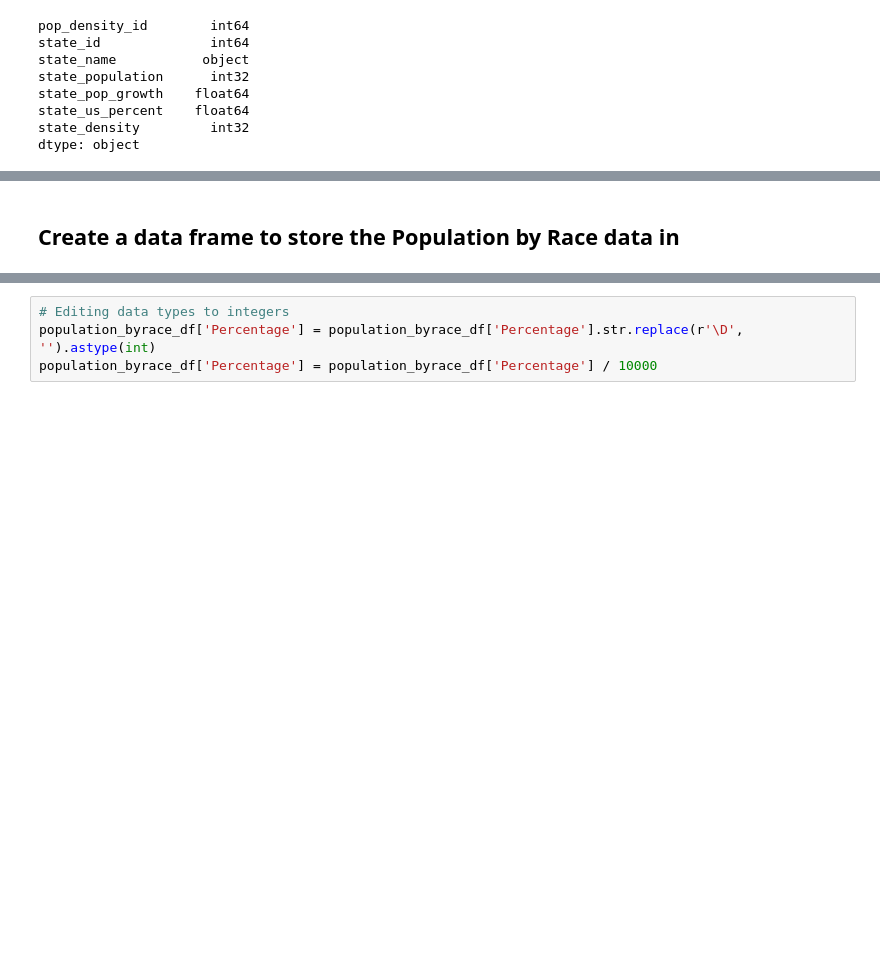
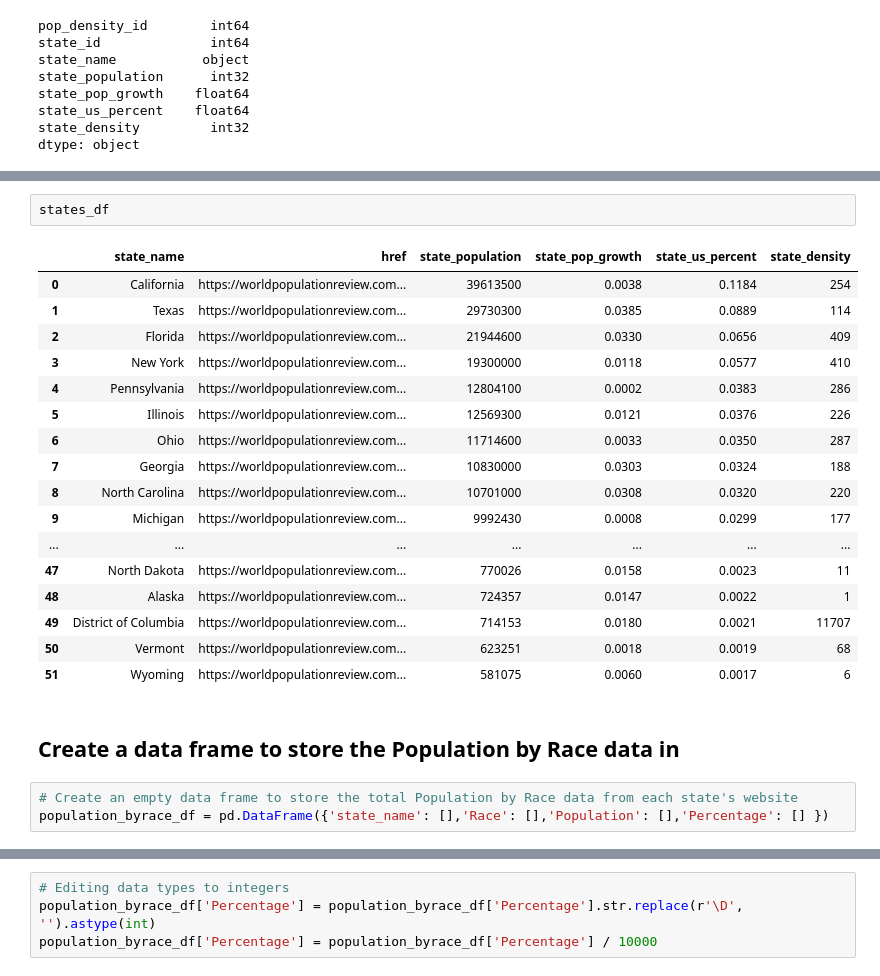
Before and after one commit to jgore1234/ETL_CoronavirusData, a Jupyter notebook: Population Data- Extract & Transform/state_population_data.ipynb, the cells around one changed output, grey strips where cells are left out. Saved outputs shown, nothing was run; the diff lists cells and outputs as text; blank space fills up the shorter version.

```diff
--- a/Population Data- Extract & Transform/state_population_data.ipynb
+++ b/Population Data- Extract & Transform/state_population_data.ipynb
@@ -190,3 +206,26 @@ dtype: object
+# %%
+states_df
+# %% [output]
+|  | state_name | href | state_population | state_pop_growth | state_us_percent | state_density |
+| 0 | California | https://worldpopulationreview.com... | 39613500 | 0.0038 | 0.1184 | 254 |
+| 1 | Texas | https://worldpopulationreview.com... | 29730300 | 0.0385 | 0.0889 | 114 |
+| 2 | Florida | https://worldpopulationreview.com... | 21944600 | 0.0330 | 0.0656 | 409 |
+| 3 | New York | https://worldpopulationreview.com... | 19300000 | 0.0118 | 0.0577 | 410 |
+| 4 | Pennsylvania | https://worldpopulationreview.com... | 12804100 | 0.0002 | 0.0383 | 286 |
+| 5 | Illinois | https://worldpopulationreview.com... | 12569300 | 0.0121 | 0.0376 | 226 |
+| 6 | Ohio | https://worldpopulationreview.com... | 11714600 | 0.0033 | 0.0350 | 287 |
+| 7 | Georgia | https://worldpopulationreview.com... | 10830000 | 0.0303 | 0.0324 | 188 |
+| 8 | North Carolina | https://worldpopulationreview.com... | 10701000 | 0.0308 | 0.0320 | 220 |
+| 9 | Michigan | https://worldpopulationreview.com... | 9992430 | 0.0008 | 0.0299 | 177 |
+| ... | ... | ... | ... | ... | ... | ... |
+| 47 | North Dakota | https://worldpopulationreview.com... | 770026 | 0.0158 | 0.0023 | 11 |
+| 48 | Alaska | https://worldpopulationreview.com... | 724357 | 0.0147 | 0.0022 | 1 |
+| 49 | District of Columbia | https://worldpopulationreview.com... | 714153 | 0.0180 | 0.0021 | 11707 |
+| 50 | Vermont | https://worldpopulationreview.com... | 623251 | 0.0018 | 0.0019 | 68 |
+| 51 | Wyoming | https://worldpopulationreview.com... | 581075 | 0.0060 | 0.0017 | 6 |
 # %% [markdown]
 ## Create a data frame to store the Population by Race data in
+# %%
+# Create an empty data frame to store the total Population by Race data from each state's website
+population_byrace_df = pd.DataFrame({'state_name': [],'Race': [],'Population': [],'Percentage': [] })
 # %%
```
Also changed, not shown: parts of 13 cells of this notebook, 3 other files.
